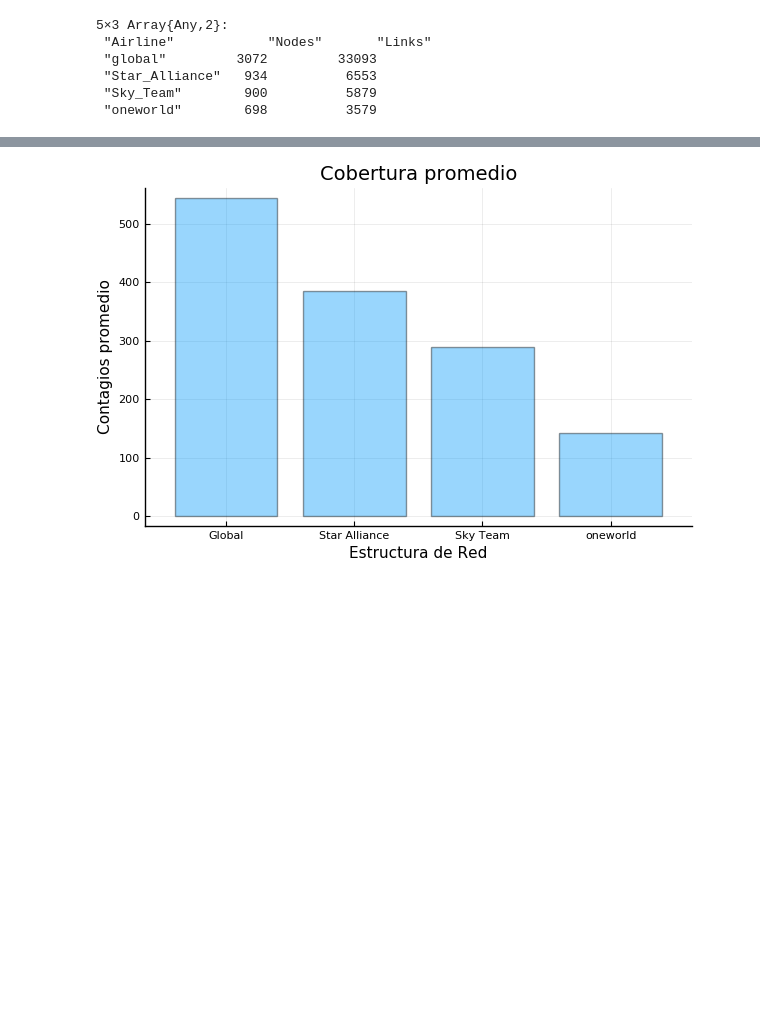
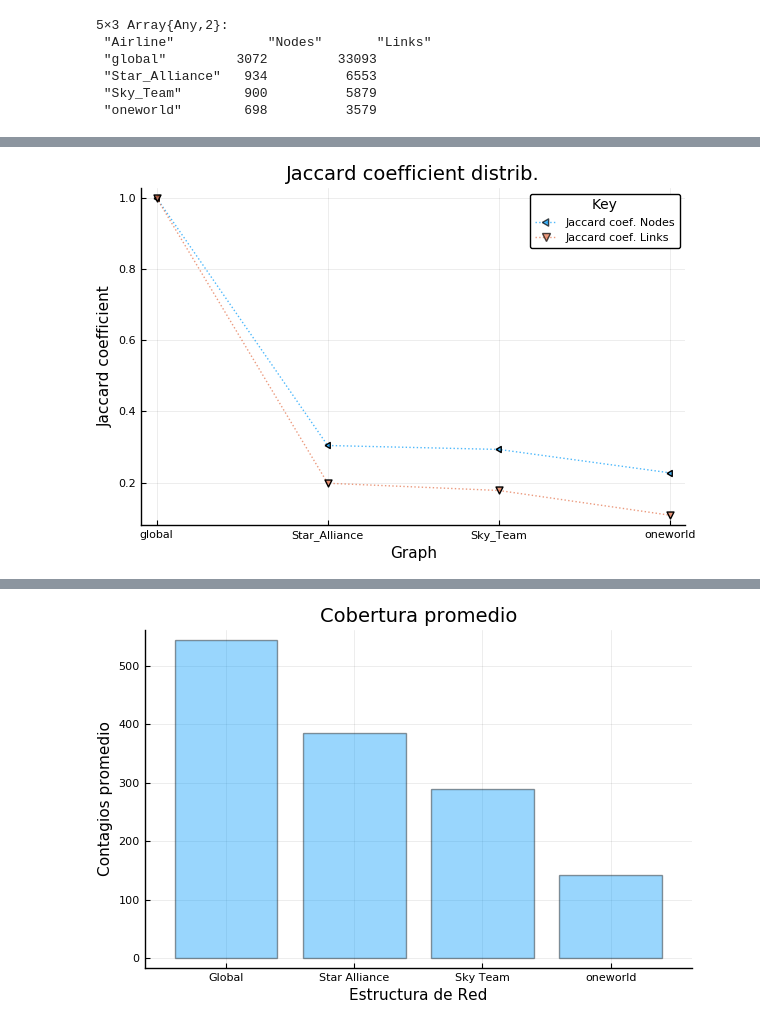
Before and after one commit to Yuriyama/Proyecto_aerolineas, a Jupyter notebook: Code/Analysis.ipynb, the cells around one changed output, grey strips where cells are left out. Saved outputs shown, nothing was run; the diff lists cells and outputs as text; code cells hidden in the pictures; blank space fills up the shorter version.

```diff
--- a/Code/Analysis.ipynb
+++ b/Code/Analysis.ipynb
@@ -139,0 +144,9 @@ out_distrib_ST = readdlm("/Users/yuriko/Documents/UNAM/Tesis_Lic/RESULTADOS_SCRI
+# %%
+x = [tabla_info_net[2,1], tabla_info_net[3,1], tabla_info_net[4,1], tabla_info_net[5,1]]
+y3 = [tabla_info_net[2,4], tabla_info_net[3,4], tabla_info_net[4,4], tabla_info_net[5,4]]
+y4 = [tabla_info_net[2,5], tabla_info_net[3,5], tabla_info_net[4,5], tabla_info_net[5,5]]
+#y5 = [tabla_info_net[2,6], tabla_info_net[3,6], tabla_info_net[4,6], tabla_info_net[5,6]]
+plot(x, y3, alpha=0.7, line=(:dot, 1),marker=([:ltriangle :d]), markersize=5, legendtitle="Key", label="Jaccard coef. Nodes", xlabel="Graph", ylabel="Jaccard coefficient", title="Jaccard coefficient distrib.")
+plot!(x, y4, alpha=0.7, line=(:dot, 1),marker=([:dtriangle :d]), markersize=5, label="Jaccard coef. Links")
+# %% [output]
+[figure, added]
```
Also changed, not shown: parts of 42 cells of this notebook.
